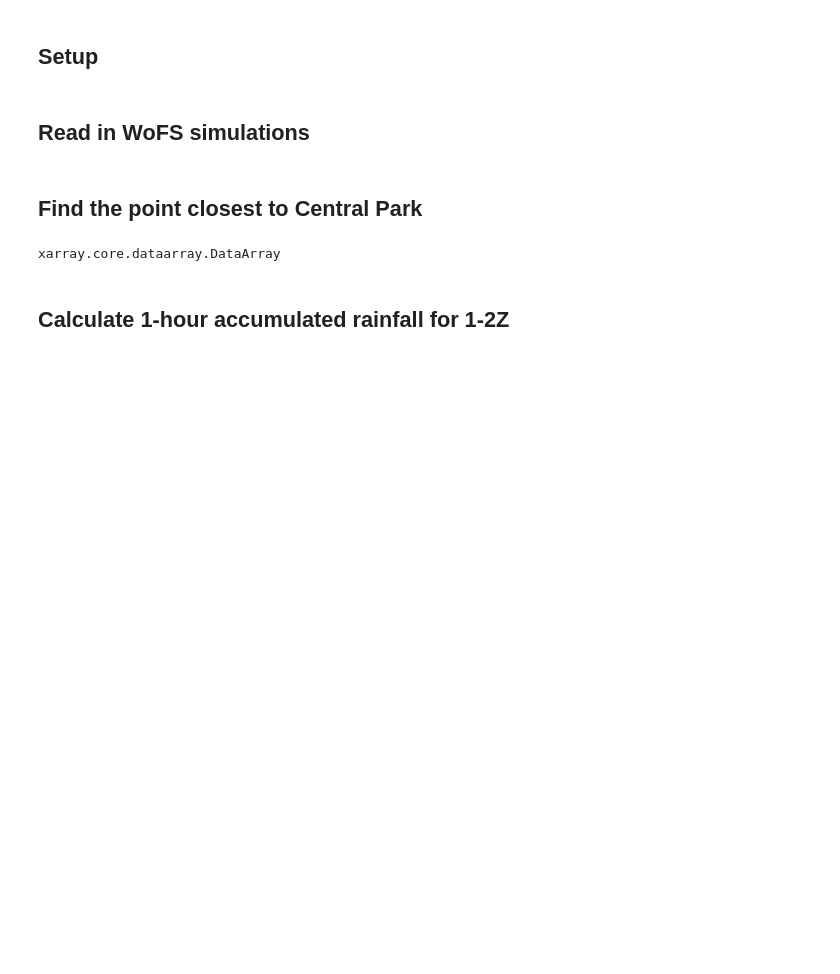
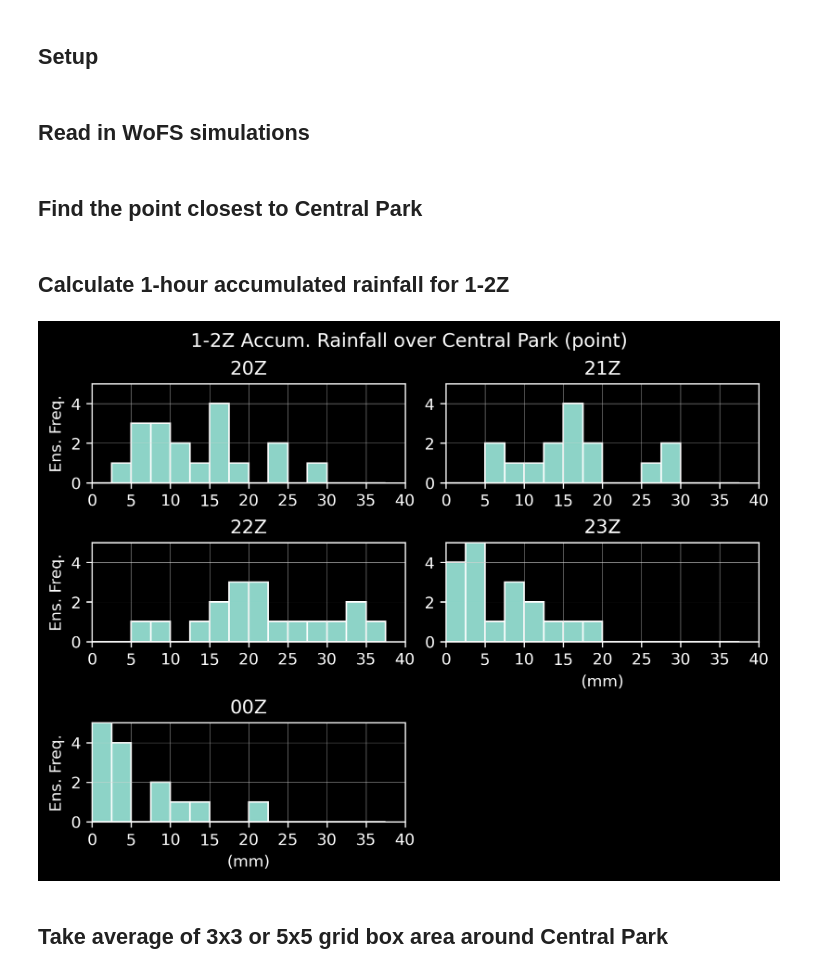
Before and after one commit to tyfolino/ida-precip, a Jupyter notebook: precip-histograms.ipynb, the cells around one changed output. Saved outputs shown, nothing was run; the diff lists cells and outputs as text; code cells hidden in the pictures; blank space fills up the shorter version.

Commit message:
Precip histograms

```diff
--- a/precip-histograms.ipynb
+++ b/precip-histograms.ipynb
@@ -34,8 +35,14 @@ def fix_xtime(ds_in: xr.Dataset,init_time: str) -> xr.Dataset:
 # %%
 rainnc_20Z = xr.concat([fix_xtime(load("RAINNC","20Z",e),"20") for e in range(1,19)],
                        "ens")
+rainnc_21Z = xr.concat([fix_xtime(load("RAINNC","21Z",e),"21") for e in range(1,19)],
+                       "ens")
 rainnc_22Z = xr.concat([fix_xtime(load("RAINNC","22Z",e),"22") for e in range(1,19)],
                        "ens")
+rainnc_23Z = xr.concat([fix_xtime(load("RAINNC","23Z",e),"23") for e in range(1,19)],
+                       "ens")
+rainnc_00Z = xr.concat([fix_xtime(load("RAINNC","00Z",e),"00") for e in range(1,19)],
+                       "ens")
 # %% [markdown]
 ## Find the point closest to Central Park
 # %%
@@ -51,10 +58,6 @@ distance = np.sqrt((xlat-nyc_lat)**2 + (xlong-nyc_lon)**2)
 
 # Find where the distance is minimized
 nyc_inds = distance.argmin(dim=["south_north","west_east"])
-# %%
-type(nyc_inds['south_north'])
-# %% [output]
-xarray.core.dataarray.DataArray
 # %% [markdown]
 ## Calculate 1-hour accumulated rainfall for 1-2Z
 # %%
@@ -70,6 +79,57 @@ rainy_hour_20Z = get_NYC_1Z_to_2Z(
     rainnc_20Z,nyc_inds["south_north"],nyc_inds["west_east"]
     ).RAINNC
 
+rainy_hour_21Z = get_NYC_1Z_to_2Z(
+    rainnc_21Z,nyc_inds["south_north"],nyc_inds["west_east"]
+    ).RAINNC
+
 rainy_hour_22Z = get_NYC_1Z_to_2Z(
     rainnc_22Z,nyc_inds["south_north"],nyc_inds["west_east"]
     ).RAINNC
+
+rainy_hour_23Z = get_NYC_1Z_to_2Z(
+    rainnc_23Z,nyc_inds["south_north"],nyc_inds["west_east"]
+    ).RAINNC
+
+rainy_hour_00Z = get_NYC_1Z_to_2Z(
+    rainnc_00Z,nyc_inds["south_north"],nyc_inds["west_east"]
+    ).RAINNC
+# %%
+data_to_plot = [rainy_hour_20Z,rainy_hour_21Z,rainy_hour_22Z,
+                rainy_hour_23Z,rainy_hour_00Z]
+titles = ["20Z","21Z","22Z","23Z","00Z"]
+bin_edges = np.arange(0,37.6,2.5)
+
+plt.style.use("dark_background")
+
+fig,axes = plt.subplots(nrows=3,ncols=2,sharex=True,sharey=True,
+                        dpi=300,layout="constrained")
+
+for i,ax in enumerate(axes.flatten()[:-1]):
+    xr.plot.hist(data_to_plot[i],ax=ax,edgecolor='white',bins=bin_edges)
+    ax.xaxis.set_tick_params(which='both',labelbottom=True)
+    ax.set_xticks(np.arange(0,41,5))
+    ax.yaxis.set_tick_params(which='both',labelleft=True)
+    ax.grid(color='lightgray',linewidth=0.2)
+    ax.set_title(titles[i])
+    ax.set_xlabel("")
+    if(i%2==0):
+        ax.set_ylabel("Ens. Freq.")
+# xr.plot.hist(rainy_hour_20Z,ax=axes[0],edgecolor='white',bins=bin_edges)
+# axes[0].xaxis.set_tick_params(which='both',labelbottom=True)
+
+# xr.plot.hist(rainy_hour_22Z,ax=axes[1],edgecolor='white',bins=bin_edges)
+
+axes.flatten()[-1].set_visible(False)
+axes[1,1].set_xlabel("(mm)")
+axes[2,0].set_xlabel("(mm)")
+
+plt.ylim(0,5)
+plt.xlim(0,)
+
+plt.suptitle("1-2Z Accum. Rainfall over Central Park (point)")
+plt.show()
+# %% [output]
+[figure, added]
+# %% [markdown]
+## Take average of 3x3 or 5x5 grid box area around Central Park
```
Also changed, not shown: parts of 5 cells of this notebook, 5 other files.
